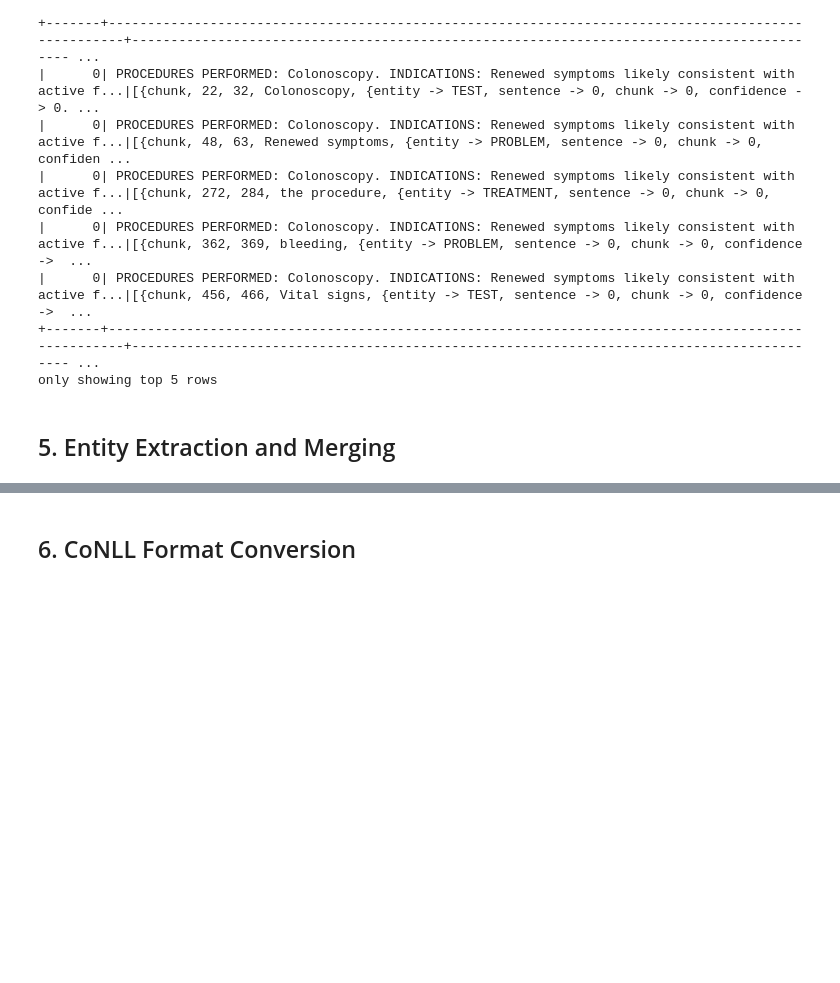
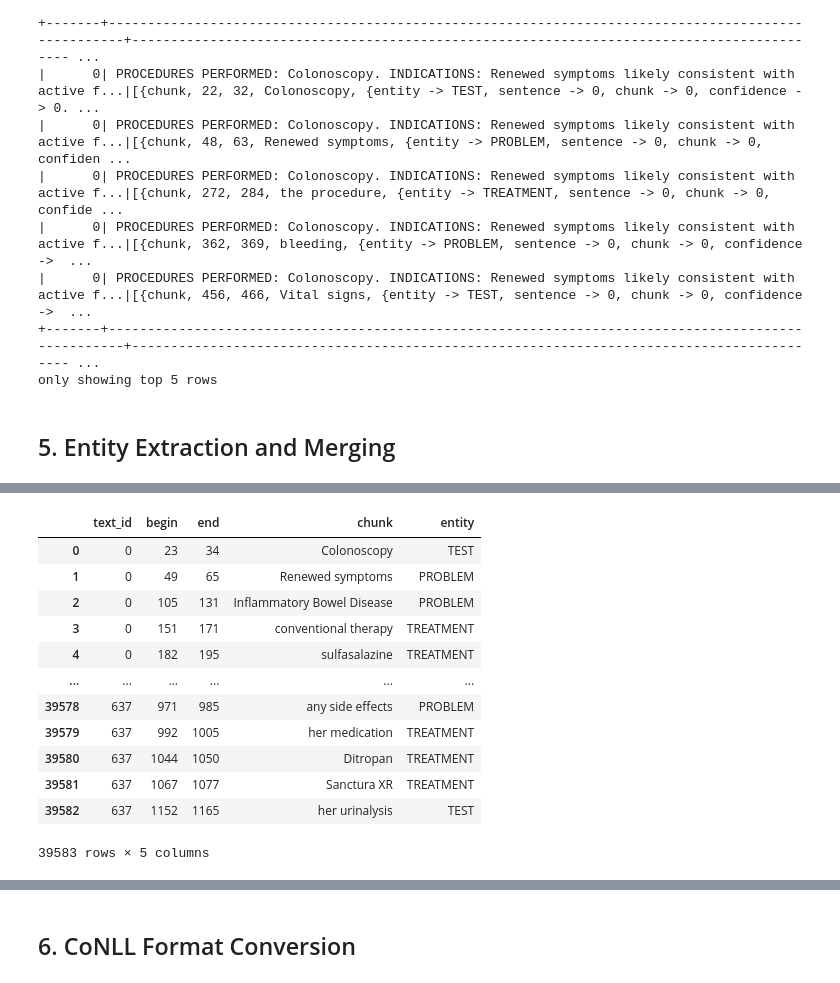
Before and after one commit to huseyincenik/john_snow_labs, a Jupyter notebook: generating_conll_files_from_pretrained_models/notebooks/data_prep.ipynb, the cells around one changed output, grey strips where cells are left out. Cells and saved outputs as stored; diff of their text form; code cells hidden in the pictures; blank space fills up the shorter version.

```diff
--- a/generating_conll_files_from_pretrained_models/notebooks/data_prep.ipynb
+++ b/generating_conll_files_from_pretrained_models/notebooks/data_prep.ipynb
@@ -764,0 +751,12 @@ Name: count, dtype: int64
+# %%
+import pandas as pd
+from pathlib import Path
+
+# Dosya yolu
+entity_output_path = Path(f"{PROJECT_FOLDER}/data/processed/entities.csv")
+
+# CSV dosyasını oku
+entity_df = pd.read_csv(entity_output_path)
+
+# İlk 10 satırı göster
+entity_df.head(10)
@@ -764,0 +775,56 @@ Name: count, dtype: int64
+# %%
+import re
+
+def fix_entity_offsets(text, entity_df):
+    corrected = []
+
+    for idx, row in entity_df.iterrows():
+        begin = row["begin"]
+        end = row["end"]
+        chunk = row["chunk"]
+
+        # 1. Substringi çek
+        real = text[begin:end]
+
+        # 2. Baştaki boşlukları kaldır
+        while real.startswith(" ") and begin < end:
+            begin += 1
+            real = text[begin:end]
+
+        # 3. Eğer chunk real ile birebir başlamıyorsa → kelime tam değil
+        # Regex ile en yakın eşleşmeyi bul
+        if chunk.startswith(real) and len(real) < len(chunk):
+            # sadece eksik harfi tamamla
+            diff = len(chunk) - len(real)
+            end += diff
+            real = text[begin:end]
+
+        # 4. Eğer hala eşleşmiyorsa → chunk’ı text içinde arayıp gerçek pozisyonu bul
+        if chunk not in real:
+            # Metinde chunk geçen ilk yer
+            m = re.search(re.escape(chunk), text)
+            if m:
+                begin = m.start()
+                end = m.end()
+
+        corrected.append([row["text_id"], begin, end, chunk, row["entity"]])
+
+    return pd.DataFrame(corrected, columns=entity_df.columns)
+
+
+entity_df = fix_entity_offsets(text_df.loc[text_df['text_id']==0,'text'].values[0], entity_df)
+entity_df
+# %% [output]
+|  | text_id | begin | end | chunk | entity |
+| 0 | 0 | 23 | 34 | Colonoscopy | TEST |
+| 1 | 0 | 49 | 65 | Renewed symptoms | PROBLEM |
+| 2 | 0 | 105 | 131 | Inflammatory Bowel Disease | PROBLEM |
+| 3 | 0 | 151 | 171 | conventional therapy | TREATMENT |
+| 4 | 0 | 182 | 195 | sulfasalazine | TREATMENT |
+| ... | ... | ... | ... | ... | ... |
+| 39578 | 637 | 971 | 985 | any side effects | PROBLEM |
+| 39579 | 637 | 992 | 1005 | her medication | TREATMENT |
+| 39580 | 637 | 1044 | 1050 | Ditropan | TREATMENT |
+| 39581 | 637 | 1067 | 1077 | Sanctura XR | TREATMENT |
+| 39582 | 637 | 1152 | 1165 | her urinalysis | TEST |
+39583 rows × 5 columns
```
Also changed, not shown: parts of 12 cells of this notebook.
